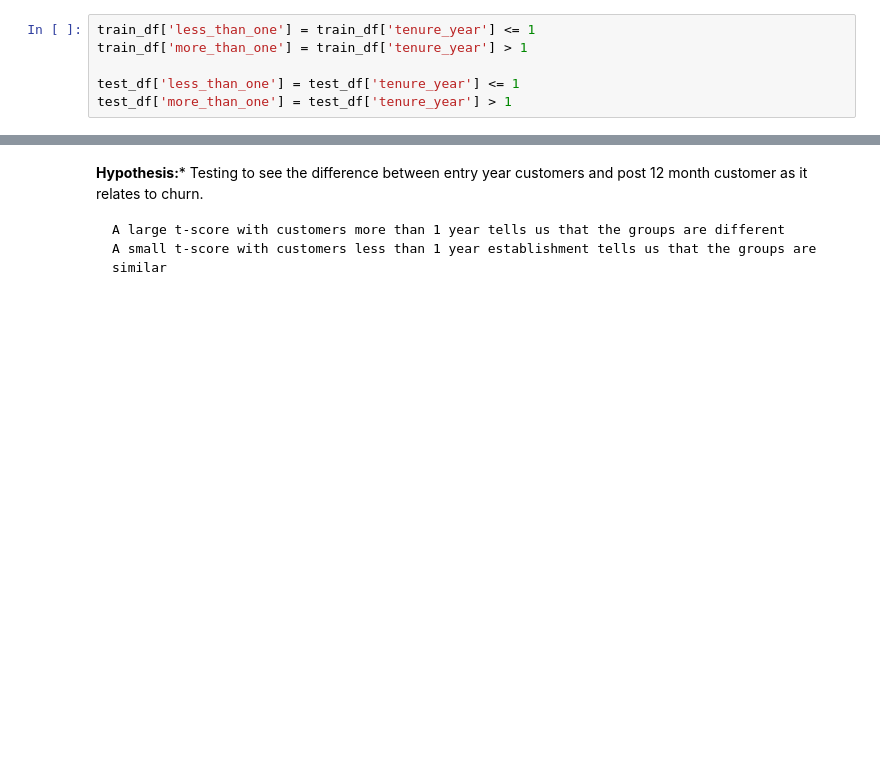
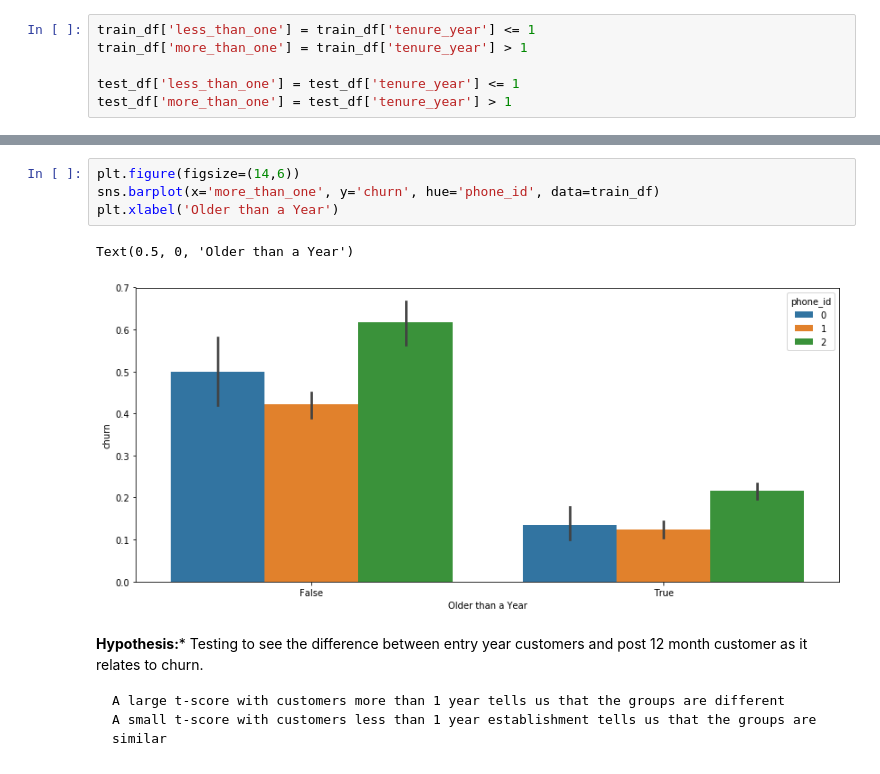
Before and after one commit to ericescalante-jasondunn/classification_project, a Jupyter notebook: Project_Master.ipynb, the cells around one changed output, grey strips where cells are left out. Saved outputs shown, nothing was run; the diff lists cells and outputs as text; blank space fills up the shorter version.

```diff
--- a/Project_Master.ipynb
+++ b/Project_Master.ipynb
@@ -396,3 +420,10 @@ sns.barplot(x='more_than_one', y='churn', hue='contract_type_id', data=train_df)
+# %%
+plt.figure(figsize=(14,6))
+sns.barplot(x='more_than_one', y='churn', hue='phone_id', data=train_df)
+plt.xlabel('Older than a Year')
+# %% [output]
+Text(0.5, 0, 'Older than a Year')
+[figure, added]
 # %% [markdown]
 **Hypothesis:*** Testing to see the difference between entry year customers and post 12 month customer as it relates to churn.
 
```
Also changed, not shown: parts of 19 cells of this notebook.
